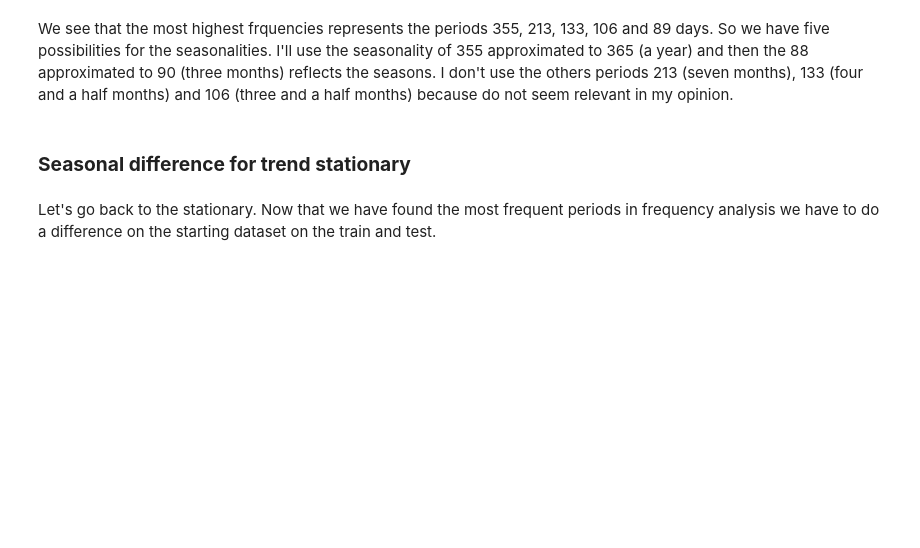
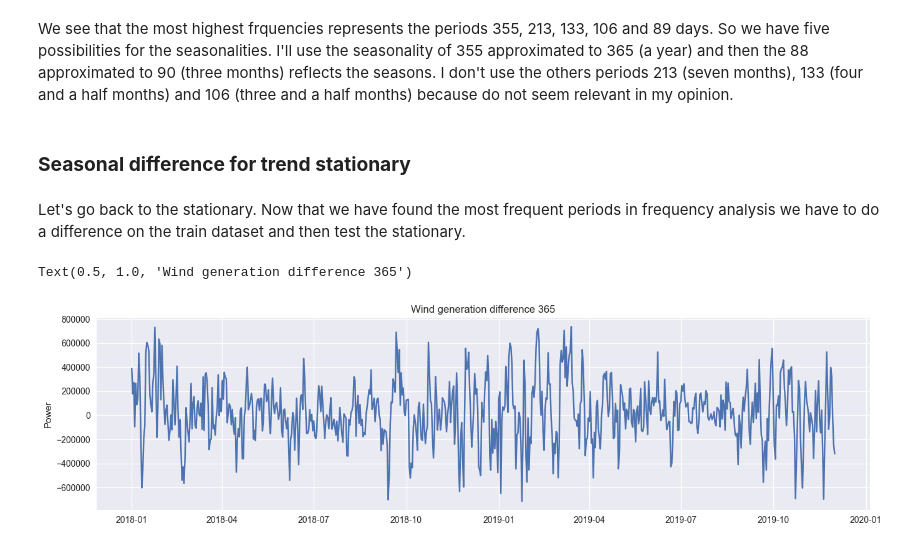
Before and after one commit to AlessandroSignoretto/Statistical_Models_project, a Jupyter notebook: Models_project.ipynb, the cells around one changed output. Cells and saved outputs as stored; diff of their text form; code cells hidden in the pictures; blank space fills up the shorter version.

```diff
--- a/Models_project.ipynb
+++ b/Models_project.ipynb
@@ -385,4 +384,15 @@ We see that the most highest frquencies represents the periods 355, 213, 133, 10
 # %% [markdown]
 <h3><b>Seasonal difference for trend stationary</b></h3>
 # %% [markdown]
-Let's go back to the stationary. Now that we have found the most frequent periods in frequency analysis we have to do a difference on the starting dataset on the train and test.
+Let's go back to the stationary. Now that we have found the most frequent periods in frequency analysis we have to do a difference on the train dataset and then test the stationary.
+# %%
+# 365 difference
+wind_generation_diff365_train = wind_generation_train.diff(365).dropna()
+train_data_diff365 = train_data.diff(365).dropna()
+fig = plt.figure(figsize=(16,4))
+plt.plot(wind_generation_diff365_train)
+plt.ylabel('Power')
+plt.title('Wind generation difference 365')
+# %% [output]
+Text(0.5, 1.0, 'Wind generation difference 365')
+[figure, added]
```
Also changed, not shown: parts of 10 cells of this notebook.
